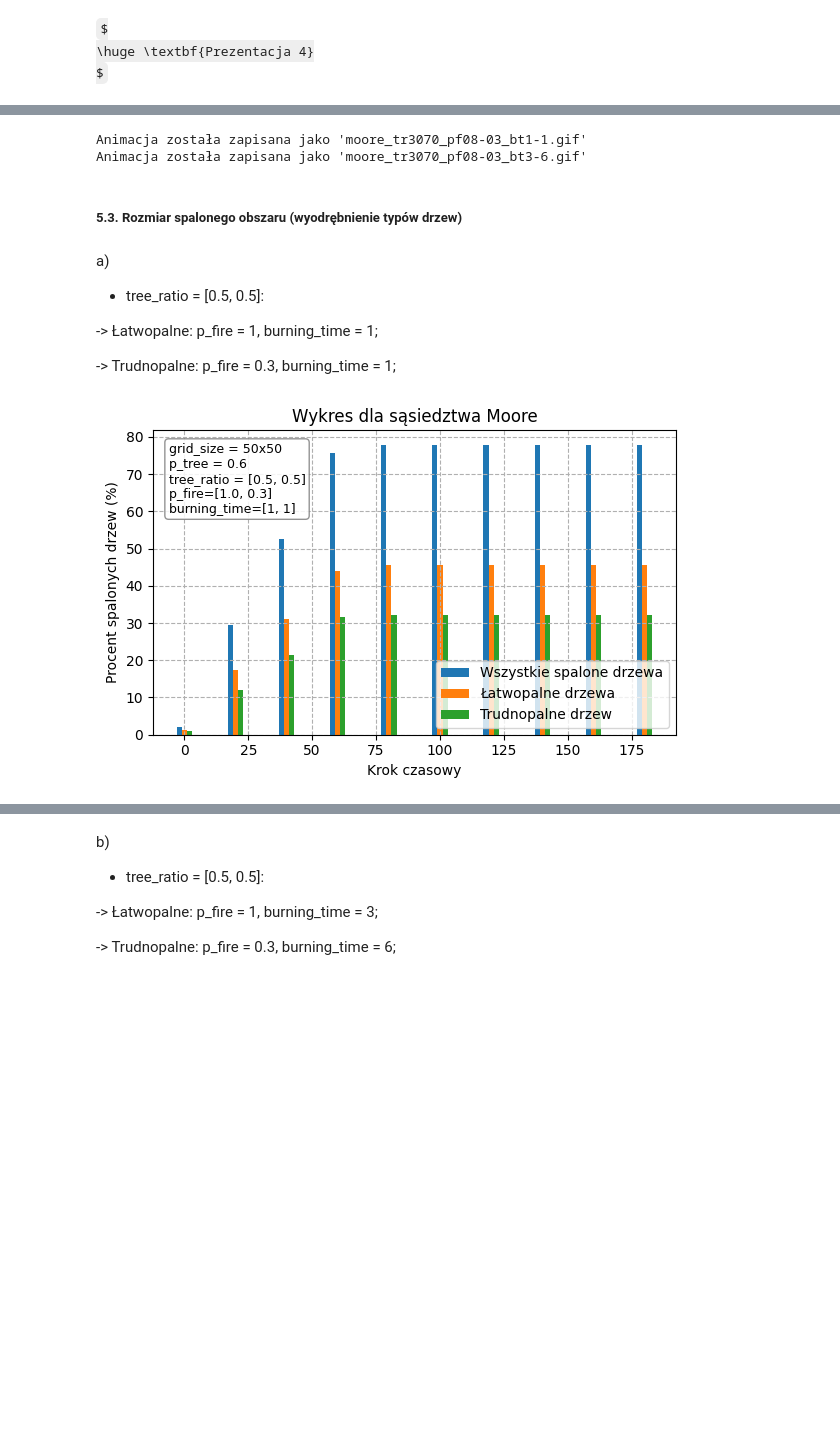
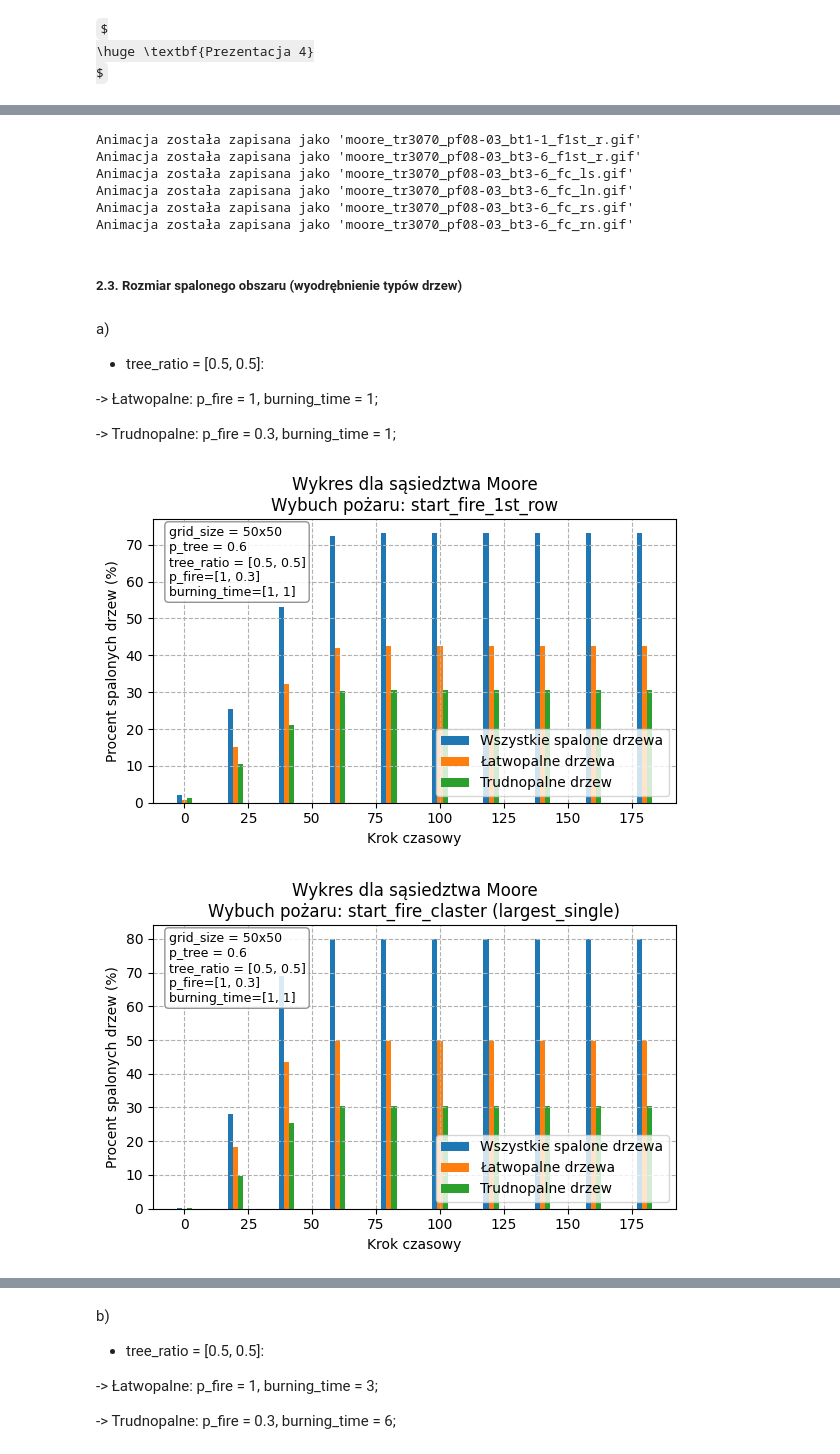
Before and after one commit to JKrempinska/fire-spread-percolation, a Jupyter notebook: fire.ipynb, the cells around one changed output, grey strips where cells are left out. Saved outputs shown, nothing was run; the diff lists cells and outputs as text; code cells hidden in the pictures; some formulas as TeX source; blank space fills up the shorter version.

```diff
--- a/fire.ipynb
+++ b/fire.ipynb
@@ -599,14 +708,35 @@ p_tree=0.6
 tree_ratio = [0.3, 0.7]
 neighborhood = 'moore'
 
+# start_fire = 1st row
 fire_simulation_mixed(size, p_tree, tree_ratio, p_fire_mixed, neighborhood, {"Łatwopalne": 1, "Trudnopalne":1},
-                      start_fire_func=start_fire, gif_name = 'moore_tr3070_pf08-03_bt1-1', save=True)
+                      start_fire_func=start_fire_1st_row, gif_name = 'moore_tr3070_pf08-03_bt1-1_f1st_r', save=True)
 fire_simulation_mixed(size, p_tree, tree_ratio, p_fire_mixed, neighborhood, {"Łatwopalne": 3, "Trudnopalne":6},
-                      start_fire_func=start_fire, gif_name = 'moore_tr3070_pf08-03_bt3-6', save=True)
+                      start_fire_func=start_fire_1st_row, gif_name = 'moore_tr3070_pf08-03_bt3-6_f1st_r', save=True)
+
+# start_fire = claster, mode = largest_single
+fire_simulation_mixed(size, p_tree, tree_ratio, p_fire_mixed, neighborhood, {"Łatwopalne": 3, "Trudnopalne":6},
+                      start_fire_func=start_fire_claster, start_fire_func_mode='largest_single', gif_name = 'moore_tr3070_pf08-03_bt3-6_fc_ls', save=True)
+
+# start_fire = claster, mode = largest_with_neigbors
+fire_simulation_mixed(size, p_tree, tree_ratio, p_fire_mixed, neighborhood, {"Łatwopalne": 3, "Trudnopalne":6},
+                      start_fire_func=start_fire_claster, start_fire_func_mode='largest_with_neigbors', gif_name = 'moore_tr3070_pf08-03_bt3-6_fc_ln', save=True)
+
+# start_fire = claster, mode = random_single
+fire_simulation_mixed(size, p_tree, tree_ratio, p_fire_mixed, neighborhood, {"Łatwopalne": 3, "Trudnopalne":6},
+                      start_fire_func=start_fire_claster, start_fire_func_mode='random_single', gif_name = 'moore_tr3070_pf08-03_bt3-6_fc_rs', save=True)
+
+# start_fire = claster, mode = random_with_neigbors
+fire_simulation_mixed(size, p_tree, tree_ratio, p_fire_mixed, neighborhood, {"Łatwopalne": 3, "Trudnopalne":6},
+                      start_fire_func=start_fire_claster, start_fire_func_mode='random_with_neigbors', gif_name = 'moore_tr3070_pf08-03_bt3-6_fc_rn', save=True)
 # %% [output]
-Animacja została zapisana jako 'moore_tr3070_pf08-03_bt1-1.gif'
-Animacja została zapisana jako 'moore_tr3070_pf08-03_bt3-6.gif'
+Animacja została zapisana jako 'moore_tr3070_pf08-03_bt1-1_f1st_r.gif'
+Animacja została zapisana jako 'moore_tr3070_pf08-03_bt3-6_f1st_r.gif'
+Animacja została zapisana jako 'moore_tr3070_pf08-03_bt3-6_fc_ls.gif'
+Animacja została zapisana jako 'moore_tr3070_pf08-03_bt3-6_fc_ln.gif'
+Animacja została zapisana jako 'moore_tr3070_pf08-03_bt3-6_fc_rs.gif'
+Animacja została zapisana jako 'moore_tr3070_pf08-03_bt3-6_fc_rn.gif'
 # %% [markdown]
-##### 5.3. Rozmiar spalonego obszaru (wyodrębnienie typów drzew)
+##### 2.3. Rozmiar spalonego obszaru (wyodrębnienie typów drzew)
 # %%
 def how_much_burned_mixed(size, p_fire_mixed, tree_ratio, p_tree, neighborhood,
@@ -692,14 +839,30 @@ a)
 bar_plots(
     size=50,
     M=200,
-    p_fire_mixed={"Łatwopalne": 1.0, "Trudnopalne": 0.3},
+    p_fire_mixed={"Łatwopalne": 1, "Trudnopalne": 0.3},
     tree_ratio=[0.5, 0.5],
     p_tree=0.6,
     neighborhood='moore',
     burning_time_dict = {"Łatwopalne": 1, "Trudnopalne": 1},
-    start_fire_func=start_fire,
-    save=True,
-    save_name="bb_tr5050_pf1-03_bt1-1.png"
+    start_fire_func=start_fire_1st_row,
+    save=False,
+    save_name="bb_tr5050_pf1-03_bt1-1_f1st_r.png"
 )
 # %% [output]
-[figure, old version]
+[figure, new version]
+# %%
+bar_plots(
+    size=50,
+    M=200,
+    p_fire_mixed={"Łatwopalne": 1, "Trudnopalne": 0.3},
+    tree_ratio=[0.5, 0.5],
+    p_tree=0.6,
+    neighborhood='moore',
+    burning_time_dict = {"Łatwopalne": 1, "Trudnopalne": 1},
+    start_fire_func=start_fire_claster,
+    start_fire_func_mode='largest_single',
+    save=False,
+    save_name="bb_tr5050_pf1-03_bt1-1_fc_ls.png"
+)
+# %% [output]
+[figure, added]
```
Also changed, not shown: parts of 30 cells of this notebook.
